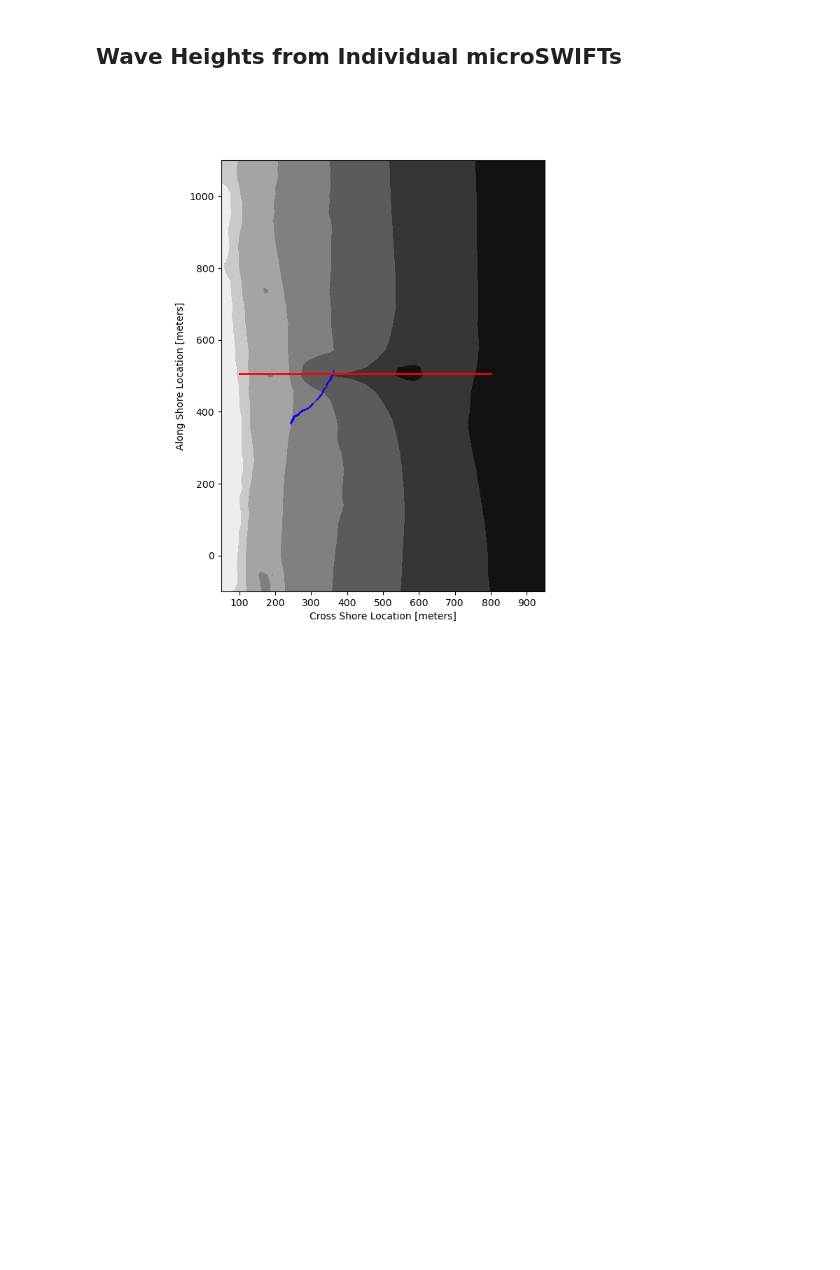
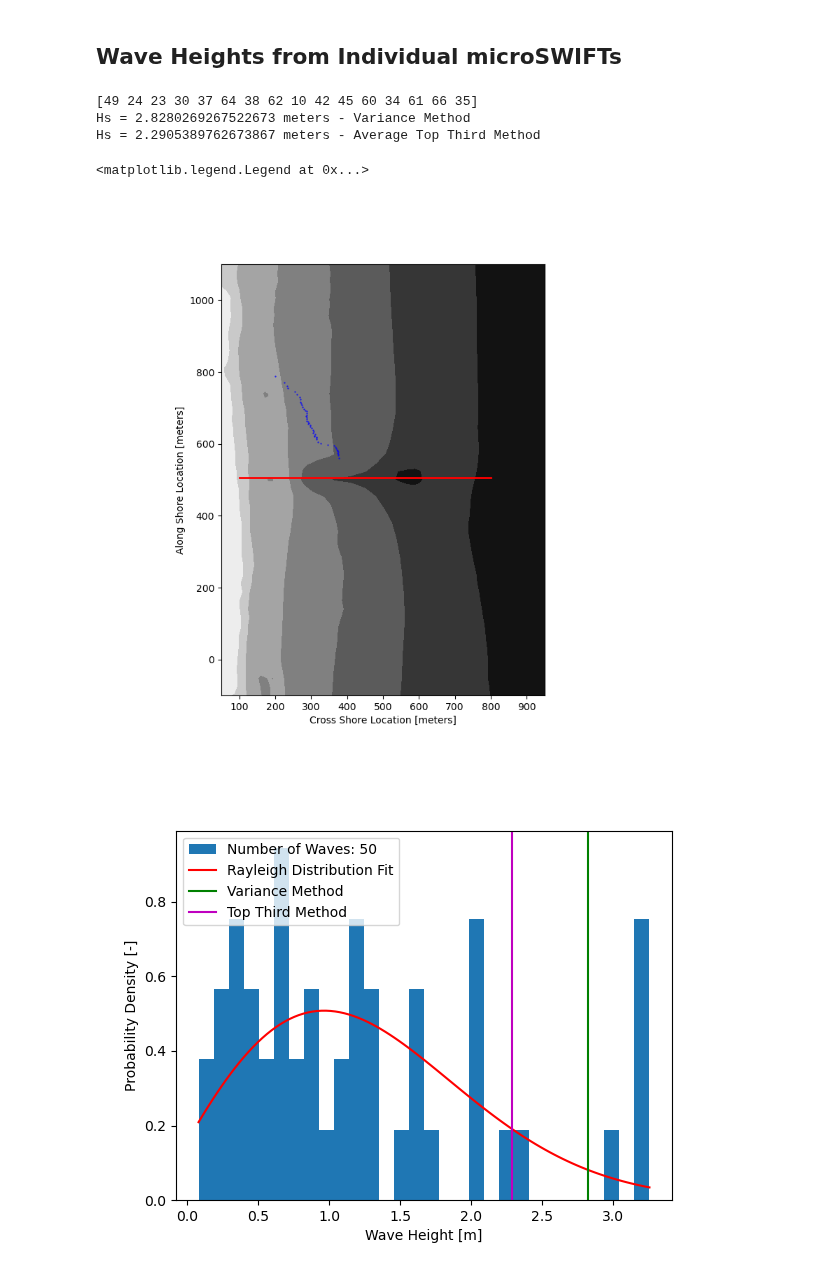
Before and after one commit to SASlabgroup/DUNEXMainExp, a Jupyter notebook: analysis/individual_waves_in_mission.ipynb, the cells around one changed output. Drawn from its saved outputs; the diff is of its cells as text; code cells hidden in the pictures; blank space fills up the shorter version.

```diff
--- a/analysis/individual_waves_in_mission.ipynb
+++ b/analysis/individual_waves_in_mission.ipynb
@@ -16,7 +16,7 @@ The autoreload extension is already loaded. To reload it, use:
 # %% [markdown]
 ## Load a single mission dataset for analysis
 # %%
-mission_nc_path = '../microSWIFT_data/final_dataset/mission_1.nc'
+mission_nc_path = '../microSWIFT_data/final_dataset/mission_81.nc'
 mission_dataset = nc.Dataset(mission_nc_path, mode='r')
 mission_dataset
 # %% [output]
@@ -40,8 +40,9 @@ root group (NETCDF4_CLASSIC data model, file format HDF5):
 # %% [markdown]
 ## Plot the Drift Tracks of all microSWIFTs on the mission
 # %%
-bathy_file = 'https://chlthredds.erdc.dren.mil/thredds/dodsC/frf/' \
-             'geomorphology/DEMs/surveyDEM/data/' \
-             'FRF_geomorphology_DEMs_surveyDEM_20211021.nc'
+# bathy_file = 'https://chlthredds.erdc.dren.mil/thredds/dodsC/frf/' \
+#              'geomorphology/DEMs/surveyDEM/data/' \
+#              'FRF_geomorphology_DEMs_surveyDEM_20211021.nc'
+bathy_file = '../microSWIFT_data/FRFdata/FRF_geomorphology_DEMs_surveyDEM_20211021.nc'
 mission_tools.plot_mission_tracks(mission_dataset, bathy_file)
 # %% [output]
@@ -93,33 +104,40 @@ Hs = 0.5503662610643769 meters - Average Top Third Method
 # %% [markdown]
 ## Wave Heights from Individual microSWIFTs
 # %%
+trajectories = mission_dataset['trajectory'][:]
+print(trajectories)
 trajectory_ind = 0
 x_locations = mission_dataset['xFRF'][trajectory_ind,:]
 y_locations = mission_dataset['yFRF'][trajectory_ind,:]
 eta = mission_dataset['sea_surface_elevation'][trajectory_ind,:]
 time = mission_dataset['time'][:]
 
 wave_heights, \
 wave_x_locs, \
 wave_y_locs = mission_tools.compute_individual_waves(x_locations,
                                                      y_locations,
                                                      eta, time,
                                                      bathy_file,
                                                      single_trajectory=True)
 
 mission_tools.plot_wave_locations(wave_x_locs, wave_y_locs, bathy_file, 'b')
 
 num_bins = 30
 ax = mission_tools.plot_wave_height_dist(wave_heights, num_bins)
 
-sig_wave_height_var = mission_tools.compute_sig_wave_height_var(wave_heights)
+sig_wave_height_var = mission_tools.compute_sig_wave_height_var(eta, single_trajectory=True)
 print(f'Hs = {sig_wave_height_var} meters - Variance Method')
 
 sig_wave_height_top_third = mission_tools.compute_sig_wave_height_top_third(wave_heights)
 print(f'Hs = {sig_wave_height_top_third} meters - Average Top Third Method')
 
 ax.axvline(x=sig_wave_height_var, label='Variance Method', color='g')
 ax.axvline(x=sig_wave_height_top_third, label='Top Third Method', color='m')
 ax.legend()
 # %% [output]
+[49 24 23 30 37 64 38 62 10 42 45 60 34 61 66 35]
+Hs = 2.8280269267522673 meters - Variance Method
+Hs = 2.2905389762673867 meters - Average Top Third Method
+<matplotlib.legend.Legend at 0x...>
-[figure, old version]
+[figure, new version]
+[figure, added]
```
Also changed, not shown: parts of 5 cells of this notebook, 1 other file.
